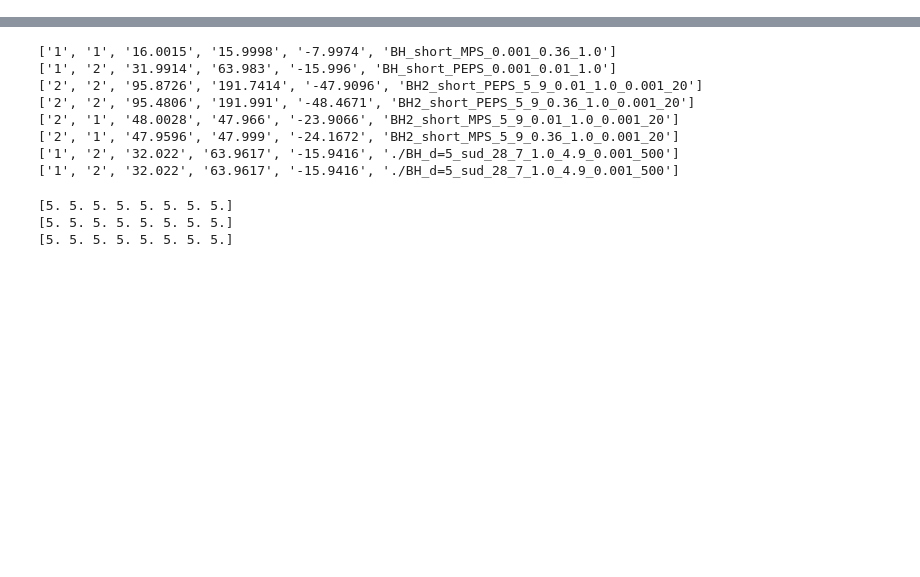
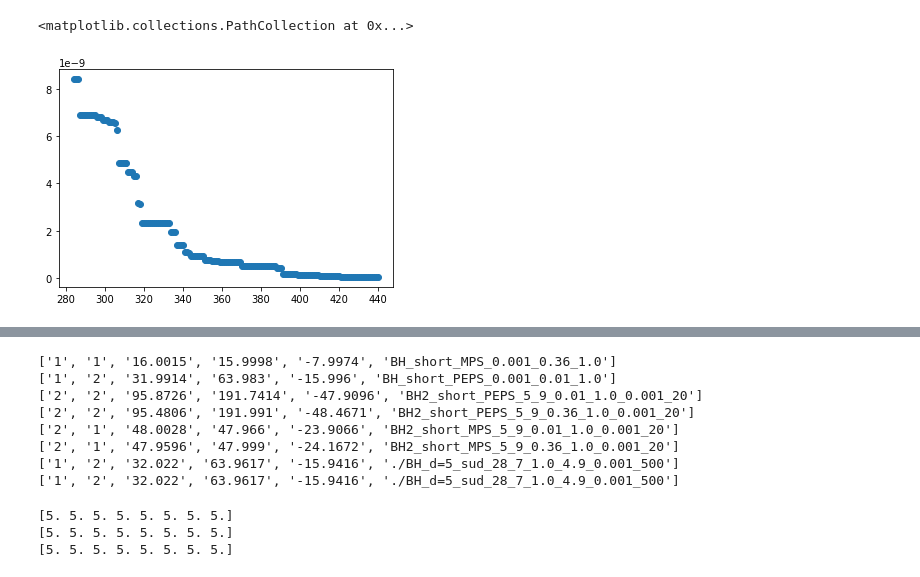
Before and after one commit to BalcarKMPL/TensorNetworks, a Jupyter notebook: ababa.ipynb, the cells around one changed output, grey strips where cells are left out. Drawn from its saved outputs; the diff is of its cells as text; code cells hidden in the pictures; blank space fills up the shorter version.

```diff
--- a/ababa.ipynb
+++ b/ababa.ipynb
@@ -6,3 +6,17 @@ from scipy.optimize import curve_fit
 plt.rcParams['figure.figsize']=[16,9]
 
 def cubic(x,p0,p1,p2,p3):return p3*x*x*x+p2*x*x+p1*x+p0
+# %%
+f = open("brutal_00250.txt",'r')
+inds, ss, errs = [], [], []
+lines = f.readlines()
+for line in lines:
+    # print(line.split('\t'))
+    inds.append(int(line.split('\t')[0]))
+    ss.append(float(line.split('\t')[1]))
+    errs.append(float(line.split('\t')[2][:-1]))
+# %%
+plt.scatter(inds,errs)
+# %% [output]
+<matplotlib.collections.PathCollection at 0x...>
+[figure, added]
```
Also changed, not shown: parts of 1 cell of this notebook, 15 other files.
